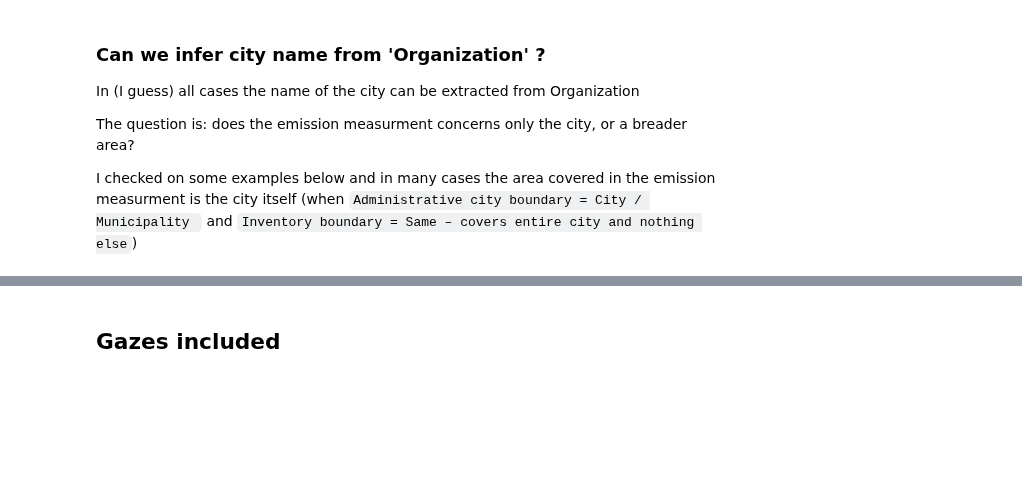
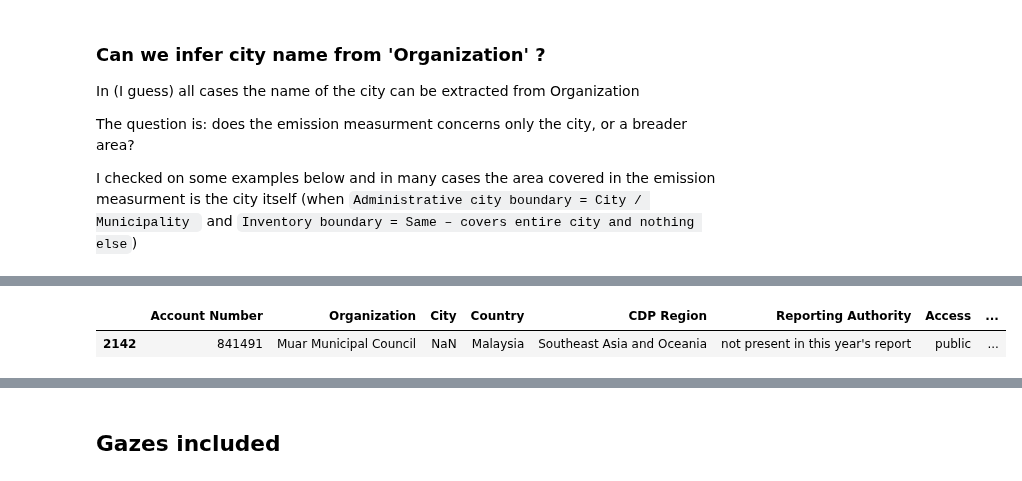
Before and after one commit to OpenGeoScales/ogs-data-exploration, a Jupyter notebook: notebooks/ghg-emissions/cdp/cdp-notebook.ipynb, the cells around one changed output, grey strips where cells are left out. Saved outputs shown, nothing was run; the diff lists cells and outputs as text; code cells hidden in the pictures; blank space fills up the shorter version.

```diff
--- a/notebooks/ghg-emissions/cdp/cdp-notebook.ipynb
+++ b/notebooks/ghg-emissions/cdp/cdp-notebook.ipynb
@@ -226 +202,10 @@ geo_data[geo_data['City'].isna()].sample(10)
+# %%
+# checking for some 'Account Number' from the previous table if there is one record that contains the city name,
+# but it is not the case
+geo_data[
+    geo_data['Account Number'] == 841491
+]
+# %% [output]
+|  | Account Number | Organization | City | Country | CDP Region | Reporting Authority | Access | ... |
+| 2142 | 841491 | Muar Municipal Council | NaN | Malaysia | Southeast Asia and Oceania | not present in this year's report | public | ... |
 # %%
```
Also changed, not shown: parts of 29 cells of this notebook.
